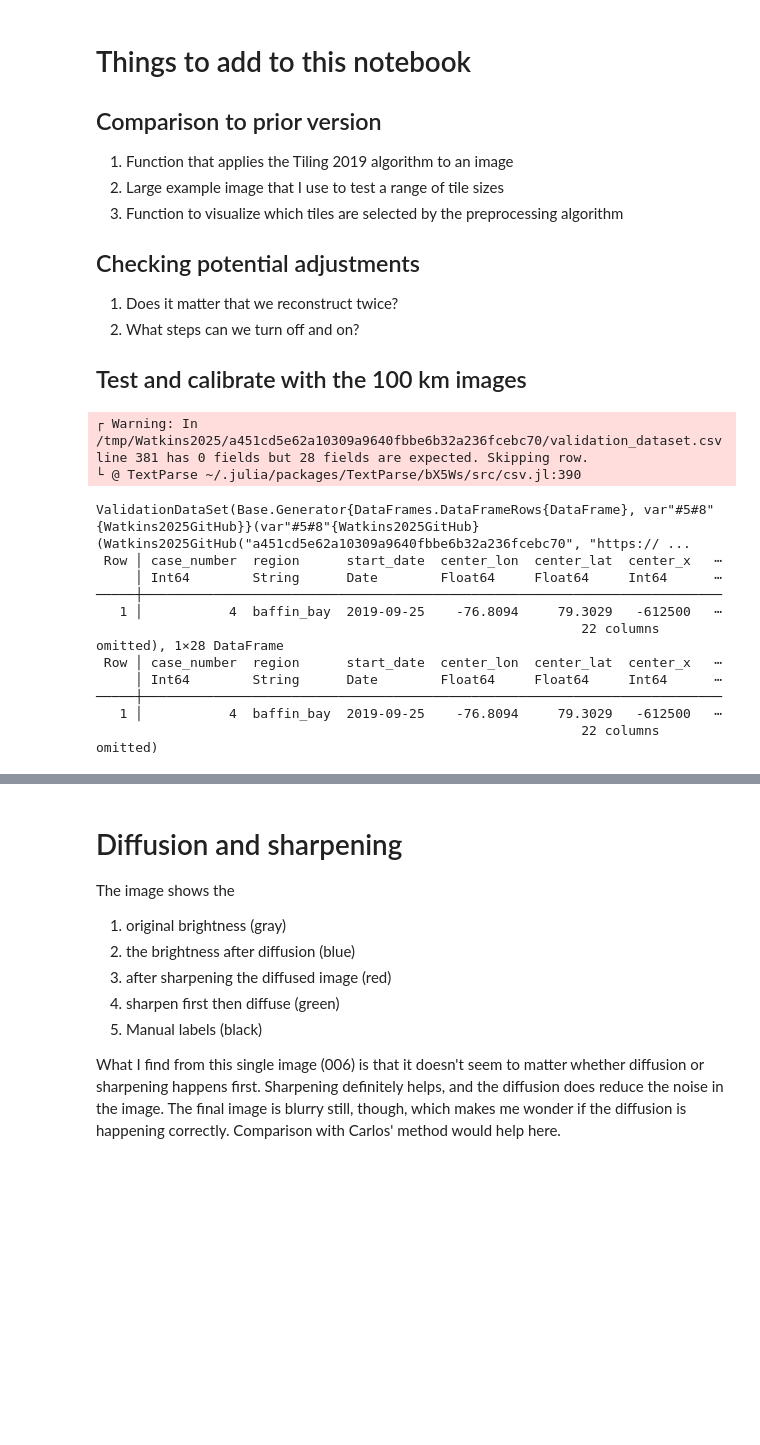
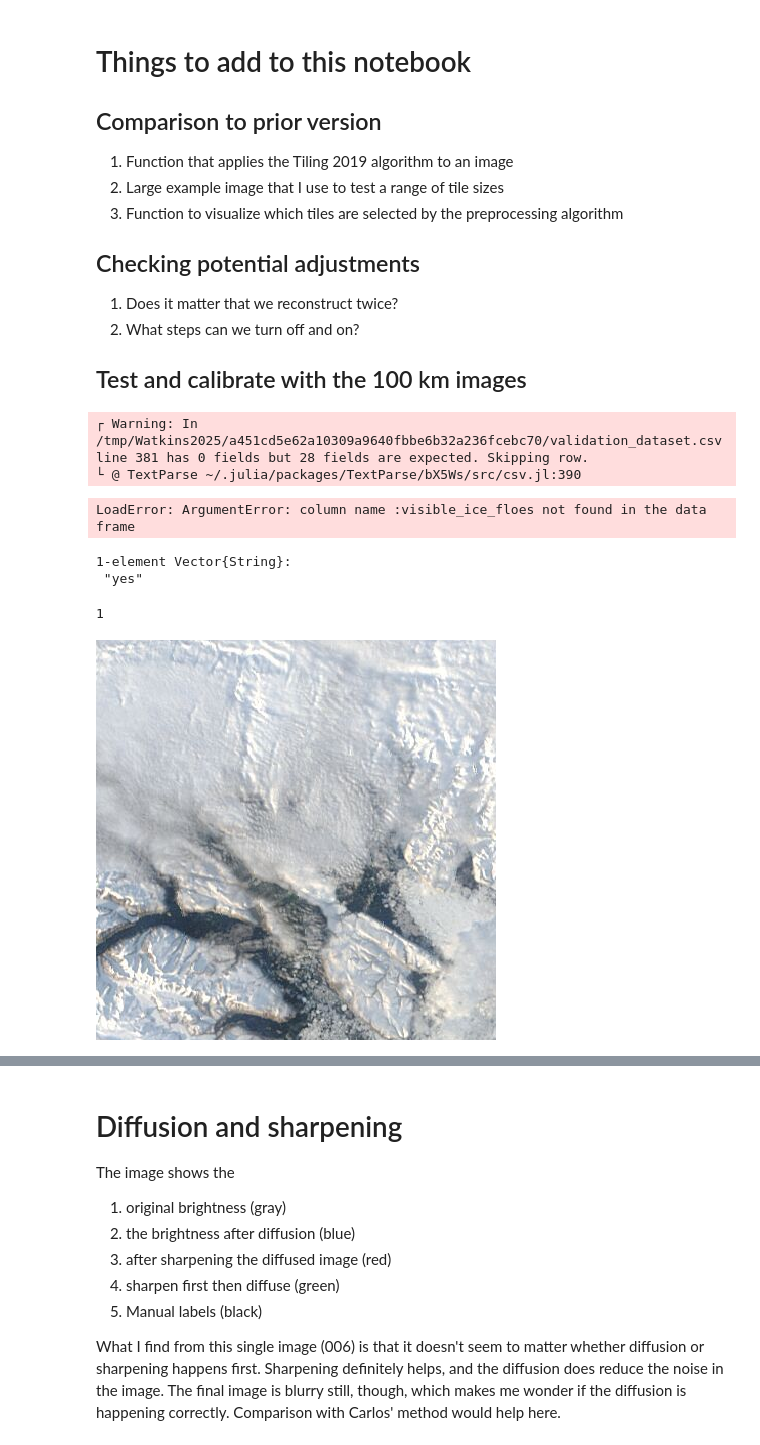
Before and after one commit to danielmwatkins/calval_tgrs, a Jupyter notebook: notebooks/preprocessing_calibration.ipynb, the cells around one changed output, grey strips where cells are left out. Drawn from its saved outputs; the diff is of its cells as text; code cells hidden in the pictures; blank space fills up the shorter version.

```diff
--- a/notebooks/preprocessing_calibration.ipynb
+++ b/notebooks/preprocessing_calibration.ipynb
@@ -113,19 +77,22 @@ end
 # %%
 data_loader = Watkins2025GitHub(; ref="a451cd5e62a10309a9640fbbe6b32a236fcebc70")
-dataset = data_loader(c-> c.case_number == 4 && c.satellite == "terra")
+dataset = data_loader(c-> c.visible_ice_floes == "yes")
 # %% [output]
 ┌ Warning: In /tmp/Watkins2025/a451cd5e62a10309a9640fbbe6b32a236fcebc70/validation_dataset.csv line 381 has 0 fields but 28 fields are expected. Skipping row.
 └ @ TextParse ~/.julia/packages/TextParse/bX5Ws/src/csv.jl:390
-ValidationDataSet(Base.Generator{DataFrames.DataFrameRows{DataFrame}, var"#5#8"{Watkins2025GitHub}}(var"#5#8"{Watkins2025GitHub}(Watkins2025GitHub("a451cd5e62a10309a9640fbbe6b32a236fcebc70", "https:// ...
- Row │ case_number  region      start_date  center_lon  center_lat  center_x   ⋯
-     │ Int64        String      Date        Float64     Float64     Int64      ⋯
-─────┼──────────────────────────────────────────────────────────────────────────
-   1 │           4  baffin_bay  2019-09-25    -76.8094     79.3029   -612500   ⋯
-                                                              22 columns omitted), 1×28 DataFrame
- Row │ case_number  region      start_date  center_lon  center_lat  center_x   ⋯
-     │ Int64        String      Date        Float64     Float64     Int64      ⋯
-─────┼──────────────────────────────────────────────────────────────────────────
-   1 │           4  baffin_bay  2019-09-25    -76.8094     79.3029   -612500   ⋯
-                                                              22 columns omitted)
+LoadError: ArgumentError: column name :visible_ice_floes not found in the data frame
+# %%
+dataset.metadata[:, :visible_floes]
+# %% [output]
+1-element Vector{String}:
+ "yes"
+# %%
+length(imgs)
+# %% [output]
+1
+# %%
+mosaicview([im for im in imgs])
+# %% [output]
+[figure, added]
 # %%
 data_loader = Watkins2025GitHub(; ref="a451cd5e62a10309a9640fbbe6b32a236fcebc70")
```
Also changed, not shown: parts of 4 cells of this notebook.
